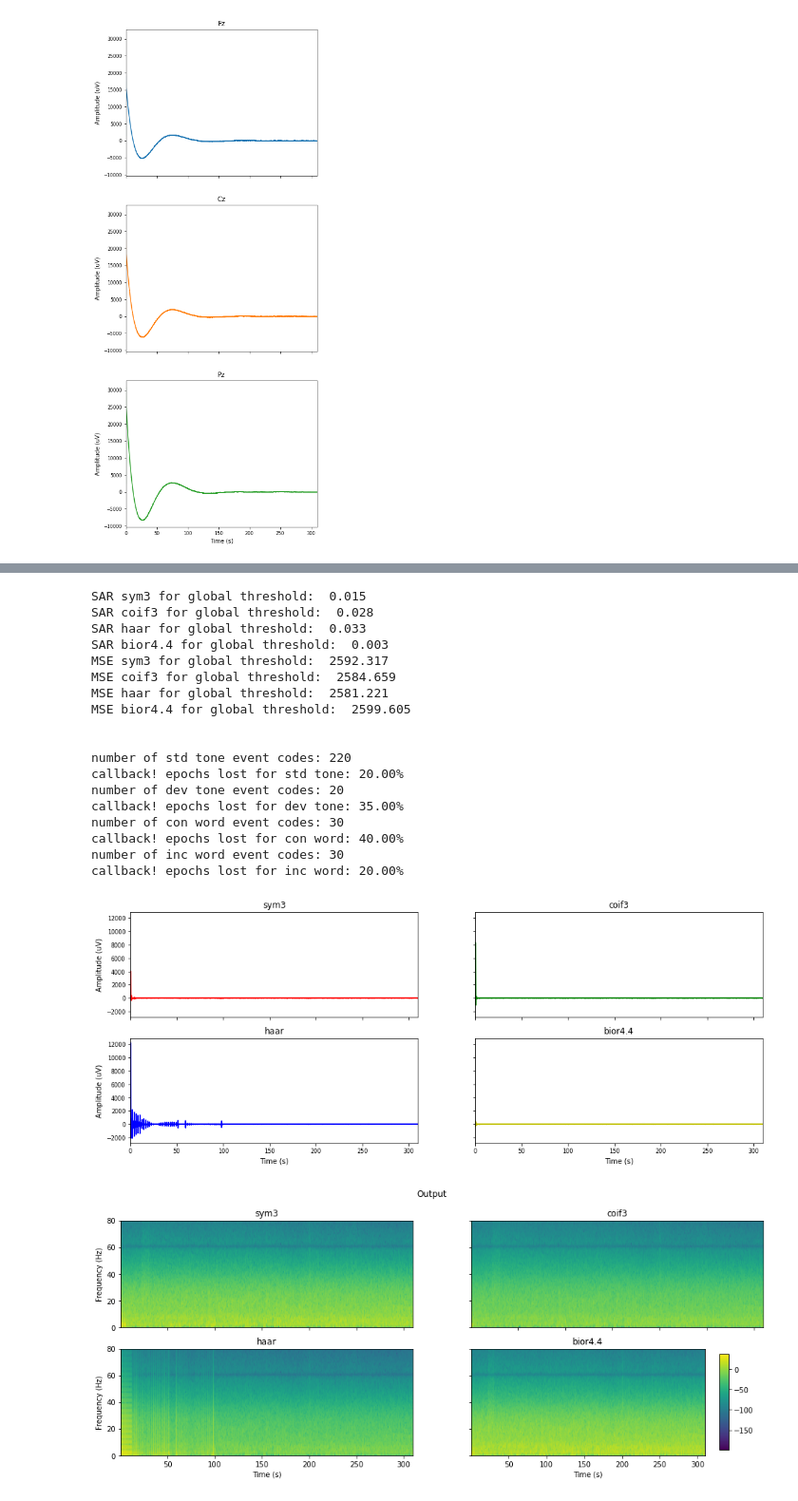
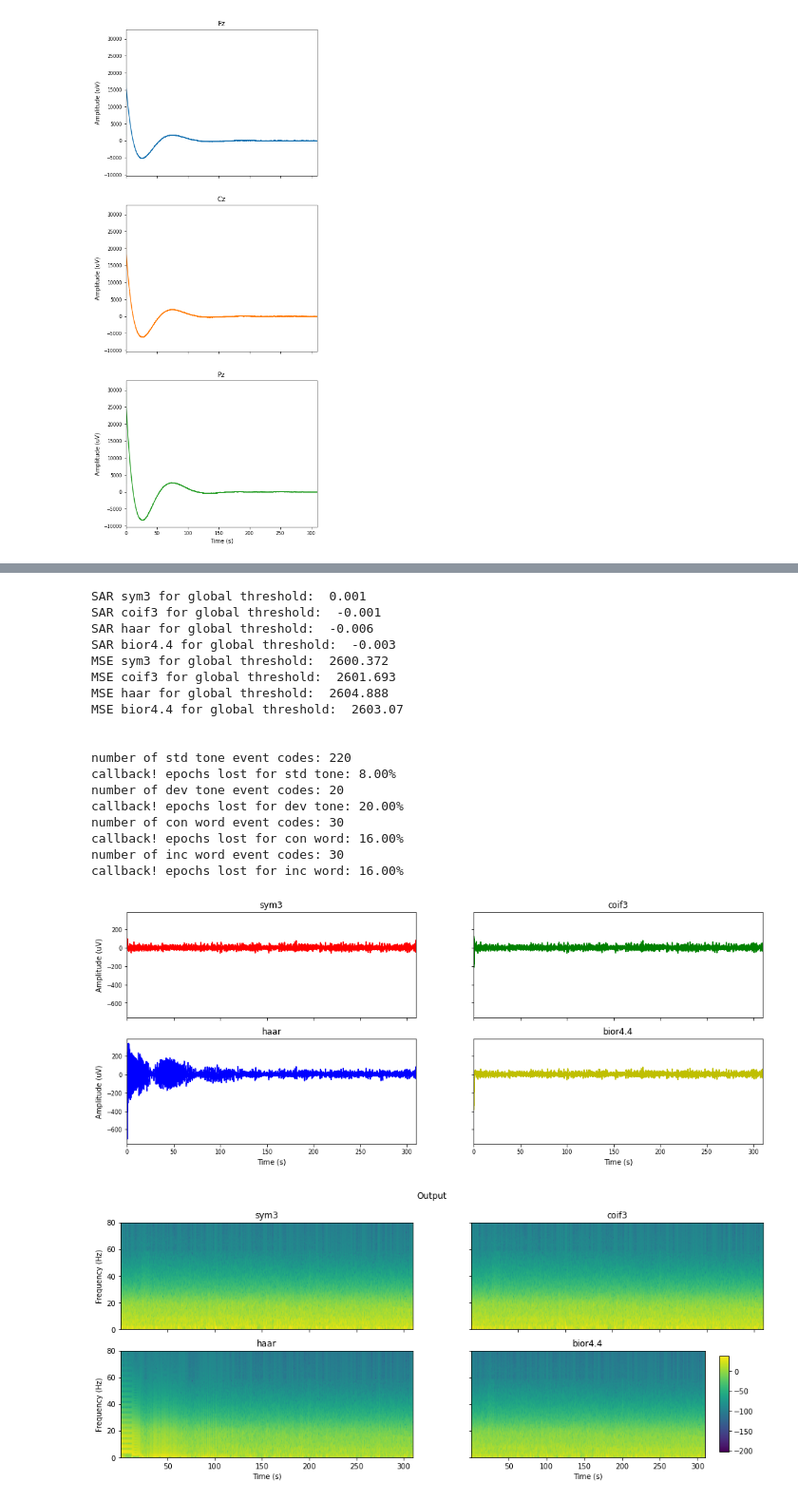
Before and after one commit to iggy96/Dementia-EEG-Analysis, a Jupyter notebook: snr_testing.ipynb, the cells around one changed output, grey strips where cells are left out. Shown at 95% size. Saved outputs shown, nothing was run; the diff lists cells and outputs as text; code cells hidden in the pictures.

```diff
--- a/snr_testing.ipynb
+++ b/snr_testing.ipynb
@@ -80,16 +80,16 @@ def DWT(data,time_array):
                 return coeffs_approx
             def apply_threshold_detail(coeffs,threshold):
                 coeffs = coeffs[1:len(coeffs)]
-                #coeffs[0][abs(coeffs[0])>threshold[1]] = 0
-                #coeffs[1][abs(coeffs[1])>threshold[1]] = 0
+                coeffs[0][abs(coeffs[0])>threshold[1]] = 0
+                coeffs[1][abs(coeffs[1])>threshold[1]] = 0
                 coeffs[2][abs(coeffs[2])>threshold[1]] = 0  # level 8
                 coeffs[3][abs(coeffs[3])>threshold[1]] = 0  # level 7
                 coeffs[4][abs(coeffs[4])>threshold[1]] = 0  # level 6
                 coeffs[5][abs(coeffs[5])>threshold[1]] = 0  # level 5
                 coeffs[6][abs(coeffs[6])>threshold[1]] = 0  # level 4
                 coeffs[7][abs(coeffs[7])>threshold[1]] = 0  # level 3
-                #coeffs[8][abs(coeffs[8])>threshold[1]] = 0
-                #coeffs[9][abs(coeffs[9])>threshold[1]] = 0
+                coeffs[8][abs(coeffs[8])>threshold[1]] = 0
+                coeffs[9][abs(coeffs[9])>threshold[1]] = 0
                 return coeffs
             arr_approx = apply_threshold_approx(coeffs,threshold)
             arr_detail = apply_threshold_detail(coeffs,threshold)
@@ -186,45 +187,45 @@ plots(time,bandPassFilterOutput,titles=['sym3','coif3','haar','bior4.4'],figsize
 
 print("SAR sym3 for global threshold: ", round(sar(data,bandPassFilterOutput[:,0]),3))
 print("SAR coif3 for global threshold: ", round(sar(data,bandPassFilterOutput[:,1]),3))
 print("SAR haar for global threshold: ", round(sar(data,bandPassFilterOutput[:,2]),3))
 print("SAR bior4.4 for global threshold: ", round(sar(data,bandPassFilterOutput[:,3]),3))
 print("MSE sym3 for global threshold: ", round(mse(data,bandPassFilterOutput[:,0]),3))
 print("MSE coif3 for global threshold: ", round(mse(data,bandPassFilterOutput[:,1]),3))
 print("MSE haar for global threshold: ", round(mse(data,bandPassFilterOutput[:,2]),3))
 print("MSE bior4.4 for global threshold: ", round(mse(data,bandPassFilterOutput[:,3]),3))
 
 spectogramPlot(bandPassFilterOutput,fs,nfft=cfg.nfft,nOverlap=cfg.noverlap,figsize=(16,6),subTitles=['sym3','coif3','haar','bior4.4'],title='Output')
 
 print("\n")
 
-data_ = bandPassFilterOutput[:,2]
+data_ = bandPassFilterOutput[:,1]
 data_ = data_.reshape(data_.shape[0],1)
 erps = erpExtraction()
 N1P3 = erps.N100P300(trigOutput,data_,time,stimTrig=cfg.stimTrig,clip=cfg.clip)
 N4 = erps.N400(trigOutput,data_,time,stimTrig=cfg.stimTrig,clip=cfg.clip)
 N1P3_chan = N1P3[0]
 N4_chan = N4[0]
 erp_latency = np.array(np.linspace(start=-100, stop=900, num=len(N1P3_chan[0]),dtype=object),dtype=object)
 plot_ERPs(N1P3_chan[0],N1P3_chan[1],erp_latency,'N1P3_chan','Latency (ms)','Amplitude (uV)','std','dev','b','r',10)
 plot_ERPs(N4_chan[0],N4_chan[1],erp_latency,'N4_chan','Latency (ms)','Amplitude (uV)','std','dev','b','r',10)
 # %% [output]
-SAR sym3 for global threshold:  0.015
-SAR coif3 for global threshold:  0.028
-SAR haar for global threshold:  0.033
-SAR bior4.4 for global threshold:  0.003
-MSE sym3 for global threshold:  2592.317
-MSE coif3 for global threshold:  2584.659
-MSE haar for global threshold:  2581.221
-MSE bior4.4 for global threshold:  2599.605
+SAR sym3 for global threshold:  0.001
+SAR coif3 for global threshold:  -0.001
+SAR haar for global threshold:  -0.006
+SAR bior4.4 for global threshold:  -0.003
+MSE sym3 for global threshold:  2600.372
+MSE coif3 for global threshold:  2601.693
+MSE haar for global threshold:  2604.888
+MSE bior4.4 for global threshold:  2603.07
 
 
 number of std tone event codes: 220
-callback! epochs lost for std tone: 20.00%
+callback! epochs lost for std tone: 8.00%
 number of dev tone event codes: 20
-callback! epochs lost for dev tone: 35.00%
+callback! epochs lost for dev tone: 20.00%
 number of con word event codes: 30
-callback! epochs lost for con word: 40.00%
+callback! epochs lost for con word: 16.00%
 number of inc word event codes: 30
-callback! epochs lost for inc word: 20.00%
+callback! epochs lost for inc word: 16.00%
-[figure, old version]
+[figure, new version]
-[figure, old version]
+[figure, new version]
```
Also changed, not shown: parts of 4 cells of this notebook.
